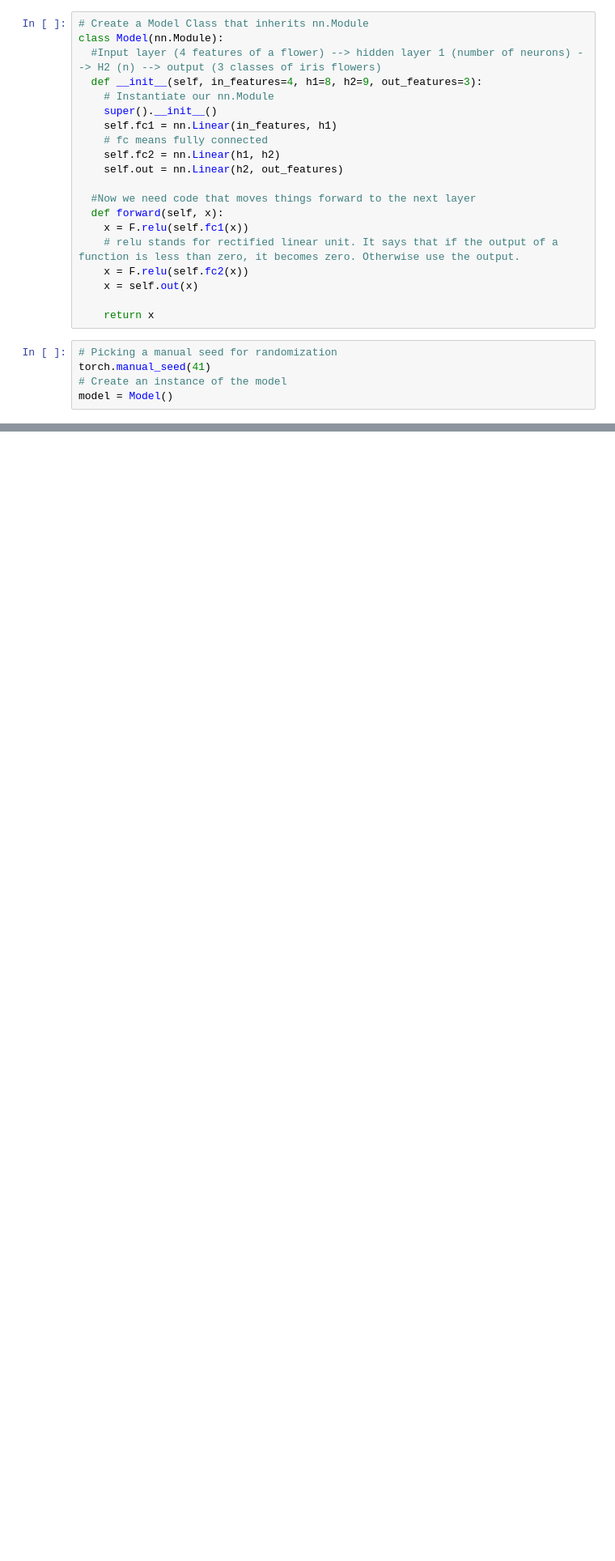
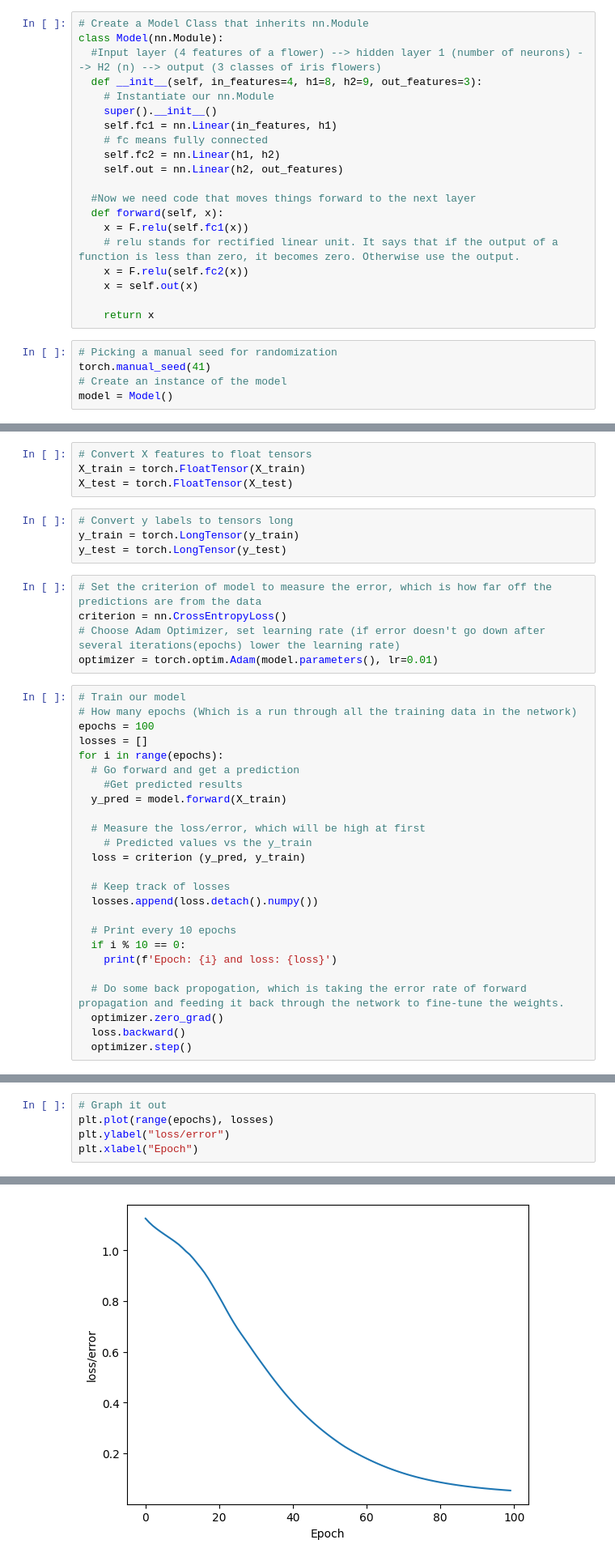
Before and after one commit to TPincher/IntroToPyTorch, a Jupyter notebook: simpleNeuralNetwork.ipynb, the cells around one changed output, grey strips where cells are left out. Shown: that part at 81% size. Cells and saved outputs as stored; diff of their text form; blank space fills up the shorter version.

```diff
--- a/simpleNeuralNetwork.ipynb
+++ b/simpleNeuralNetwork.ipynb
@@ -32,0 +67,38 @@ model = Model()
+# %%
+# Convert X features to float tensors
+X_train = torch.FloatTensor(X_train)
+X_test = torch.FloatTensor(X_test)
+# %%
+# Convert y labels to tensors long
+y_train = torch.LongTensor(y_train)
+y_test = torch.LongTensor(y_test)
+# %%
+# Set the criterion of model to measure the error, which is how far off the predictions are from the data
+criterion = nn.CrossEntropyLoss()
+# Choose Adam Optimizer, set learning rate (if error doesn't go down after several iterations(epochs) lower the learning rate)
+optimizer = torch.optim.Adam(model.parameters(), lr=0.01)
+# %%
+# Train our model
+# How many epochs (Which is a run through all the training data in the network)
+epochs = 100
+losses = []
+for i in range(epochs):
+  # Go forward and get a prediction
+    #Get predicted results
+  y_pred = model.forward(X_train)
+
+  # Measure the loss/error, which will be high at first
+    # Predicted values vs the y_train
+  loss = criterion (y_pred, y_train)
+
+  # Keep track of losses
+  losses.append(loss.detach().numpy())
+
+  # Print every 10 epochs
+  if i % 10 == 0:
+    print(f'Epoch: {i} and loss: {loss}')
+
+  # Do some back propogation, which is taking the error rate of forward propagation and feeding it back through the network to fine-tune the weights.
+  optimizer.zero_grad()
+  loss.backward()
+  optimizer.step()
@@ -32,0 +116,6 @@ model = Model()
+# %%
+# Graph it out
+plt.plot(range(epochs), losses)
+plt.ylabel("loss/error")
+plt.xlabel("Epoch")
+# %% [output]
@@ -32,0 +123 @@ model = Model()
+[figure, added]
```
Also changed, not shown: parts of 11 cells of this notebook.
